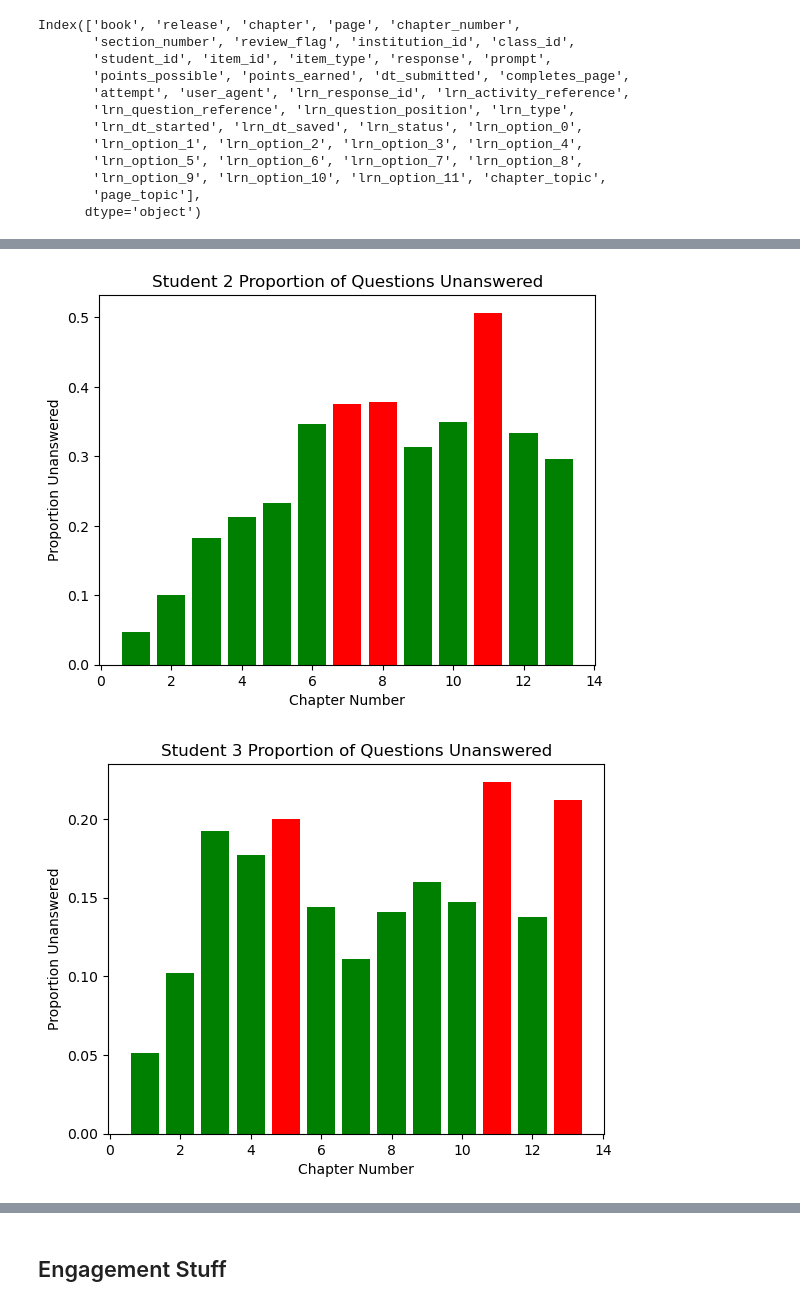
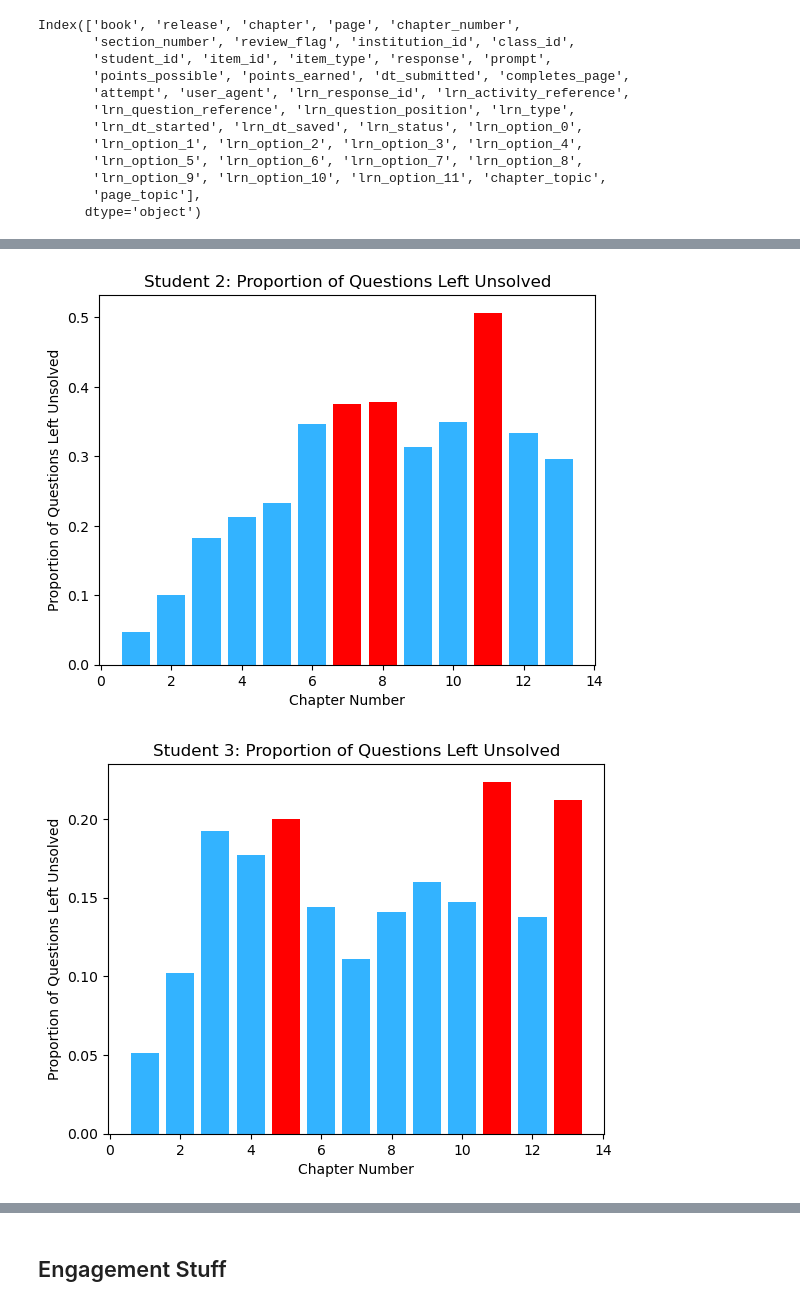
Before and after one commit to davidOplatka/DataFest2024, a Jupyter notebook: Basic Visualizations.ipynb, the cells around one changed output, grey strips where cells are left out. Drawn from its saved outputs; the diff is of its cells as text; code cells hidden in the pictures.

Commit message:
Final Visualizations

```diff
--- a/Basic Visualizations.ipynb
+++ b/Basic Visualizations.ipynb
@@ -6,7 +6,7 @@ import re
 # %%
 df = pd.read_csv('Data/Full Data/scores.csv')
 # %%
-students = df['student_id'].sample(n = 5, random_state = 63).values
+students = df['student_id'].sample(n = 10, random_state = 63).values
 # %%
 first_att = df[df['attempt'] == 1]
 # %%
@@ -101,21 +57,0 @@ Name: attempt, dtype: int64
-# %%
-plt.figure(figsize = (20, 10))
-for i, student in enumerate(students):
-    plt.subplot(2, 3, i+1)
-    chapter_attempts = first_scs[first_scs['student_id'] == student].groupby(['chapter', 'item_id', 'prompt', 'page_topic'])['attempt'].min()
-    chapter_num = [int(re.findall('\d{1,2}', chapter[0])[0]) for chapter in chapter_attempts.index]
-    chapter_attempts.index = chapter_num
-    chapter_attempts.sort_index(inplace = True)
-
-    chapter_avgs = chapter_attempts.groupby(level = 0).mean()
-
-    thresh = chapter_avgs.sort_values().values[-3]
-
-    colors = ['green' if value < thresh else 'red' for value in chapter_avgs]
-
-    plt.bar(range(1, len(chapter_avgs) + 1), chapter_avgs.values, color = colors)
-    plt.xlabel('Chapter Number')
-    plt.ylabel('Average Number of Attempts')
-    plt.title(f"Student {i + 1} Average Attempts Until First Correct")
-
-plt.show()
@@ -134,8 +57,0 @@ def evaluate_student_by_unanswered_questions(df, student_id):
-# %%
-student_data = df[df['student_id'] == students[0]]
-max_attempts = student_data.groupby('prompt')['attempt'].max().reset_index()
-max_attempts.rename(columns={'attempt': 'Max_Attempts'}, inplace=True)
-student_data = pd.merge(student_data, max_attempts, on = 'prompt', how = "left")
-student_data['unanswered'] = ((student_data['Max_Attempts'] == student_data['attempt']) &
-            (student_data['points_earned'] != student_data['points_possible'])).astype(int)
-chapters_list = student_data.groupby('chapter')['unanswered'].mean().sort_values(ascending=False)
@@ -162,6 +76,7 @@ for i, student in enumerate(students):
     student_data = pd.merge(student_data, max_attempts, on = 'prompt', how = "left")
     student_data['unanswered'] = ((student_data['Max_Attempts'] == student_data['attempt']) &
                 (student_data['points_earned'] != student_data['points_possible'])).astype(int)
+
     chapter_prop = student_data.groupby('chapter')['unanswered'].mean().sort_values(ascending=False)
 
     chapter_num = [int(re.findall('\d{1,2}', chapter)[0]) for chapter in chapter_prop.index]
@@ -170,11 +85,11 @@ for i, student in enumerate(students):
 
     thresh = chapter_prop.sort_values(ascending = False).values[2]
 
-    colors = ['green' if value < thresh else 'red' for value in chapter_prop]
+    colors = ['#33B3FF' if value < thresh else 'red' for value in chapter_prop]
 
     plt.bar(chapter_prop.index, chapter_prop.values, color = colors)
     plt.xlabel('Chapter Number')
-    plt.ylabel('Proportion Unanswered')
-    plt.title(f"Student {i + 1} Proportion of Questions Unanswered")
+    plt.ylabel('Proportion of Questions Left Unsolved')
+    plt.title(f"Student {i + 1}: Proportion of Questions Left Unsolved")
     plt.show()
 # %% [output]
@@ -182,2 +97,2 @@ for i, student in enumerate(students):
-[figure, old version]
+[figure, new version]
-[figure, old version]
+[figure, new version]
```
Also changed, not shown: parts of 27 cells of this notebook.
